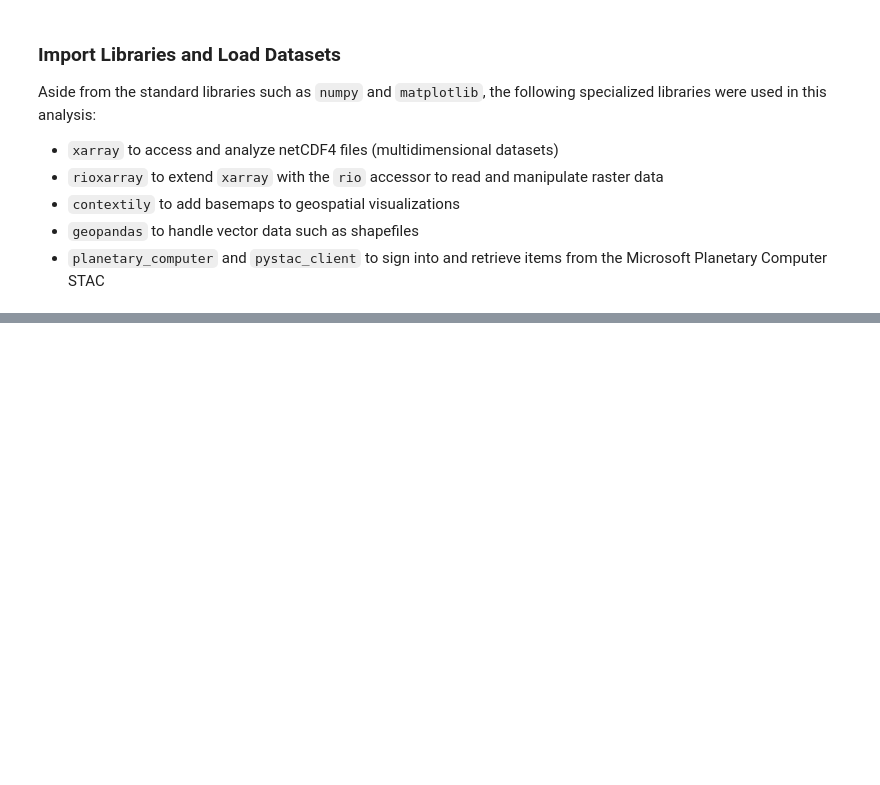
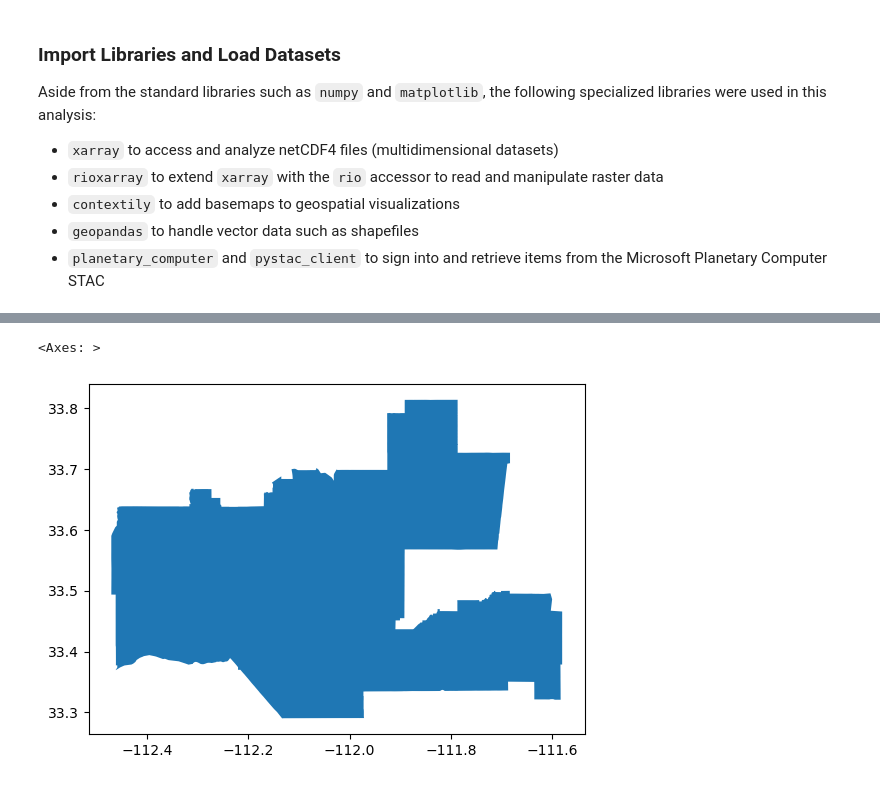
Before and after one commit to kaimorquecho/eds220_biodiversity_phoenix_az, a Jupyter notebook: biodiversity_intactness_arizona.ipynb, the cells around one changed output, grey strips where cells are left out. Drawn from its saved outputs; the diff is of its cells as text; code cells hidden in the pictures; blank space fills up the shorter version.

Commit message:
load Az county subdivision data and filter to Phoenix county subdiv

```diff
--- a/biodiversity_intactness_arizona.ipynb
+++ b/biodiversity_intactness_arizona.ipynb
@@ -61,0 +57,9 @@ Phoenix Subdivision Shapefile Download the Phoenix subdivision polygon from the
+# %%
+# Load data and filter to Phoenix
+phoenix_shape = gpd.read_file('data/tl_2024_04_cousub/tl_2024_04_cousub.shp').query("NAME == 'Phoenix'")
+
+# Take a look at the Phoenix county subdivision
+phoenix_shape.plot()
+# %% [output]
+<Axes: >
+[figure, added]
```
Also changed, not shown: parts of 22 cells of this notebook.
